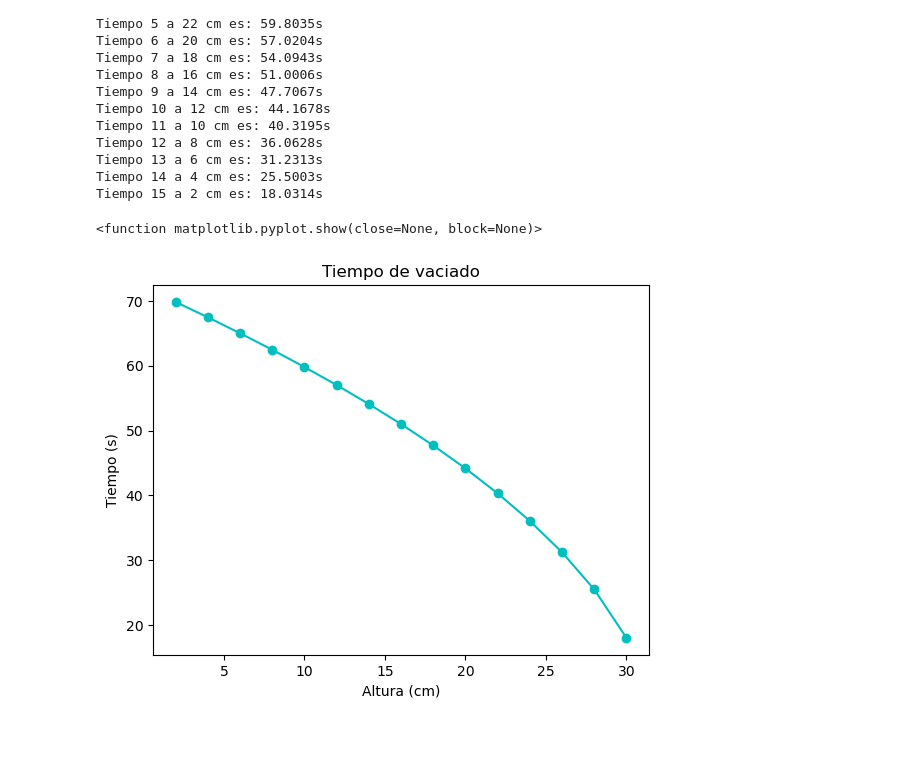
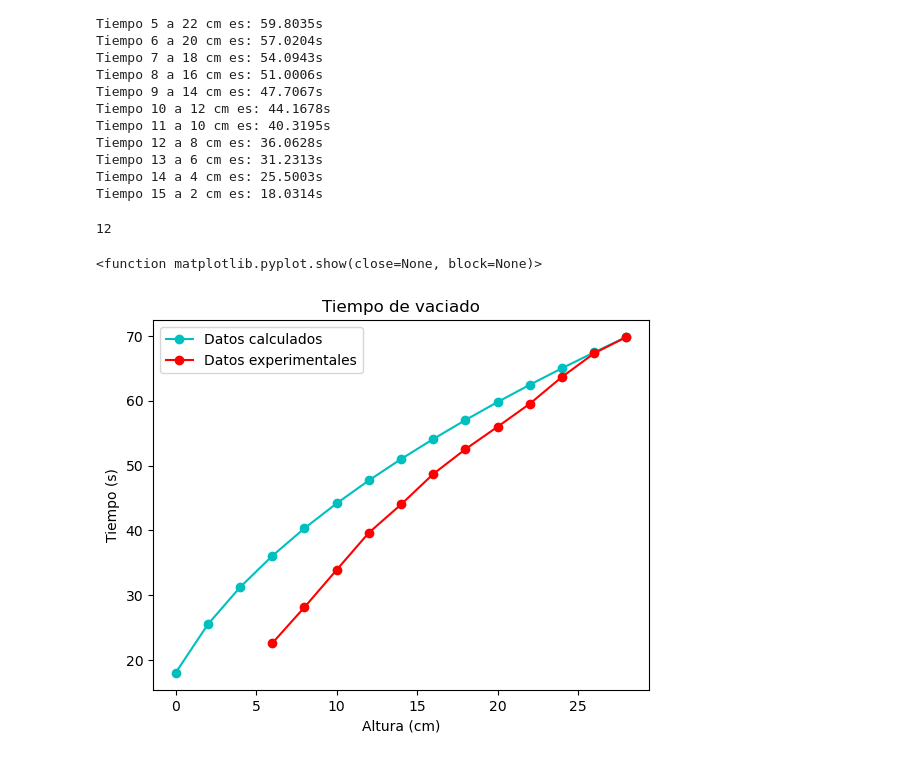
Before and after one commit to HiramTorres/Ingenieria, a Jupyter notebook: Dinamica_de_Fluidos/Practica_vaciado.ipynb, the cells around one changed output. Saved outputs shown, nothing was run; the diff lists cells and outputs as text; code cells hidden in the pictures.

Commit message:
Agregue datos experimentales

```diff
--- a/Dinamica_de_Fluidos/Practica_vaciado.ipynb
+++ b/Dinamica_de_Fluidos/Practica_vaciado.ipynb
@@ -108,13 +108,23 @@ Tiempo 12 a 8 cm es: 36.0628s
 Tiempo 13 a 6 cm es: 31.2313s
 Tiempo 14 a 4 cm es: 25.5003s
 Tiempo 15 a 2 cm es: 18.0314s
+# %%
+# Datos experimentales de vaciado
+datoexp = [69.83,67.32,63.68,59.54,55.99,52.53,48.7,44,39.64,33.91,28.15,22.6]
+cuenta = len(datoexp)
+print(cuenta)
+# %% [output]
+12
 # %%
 data = datos[-1::-1]
-plt.plot(range(30,0,-2),data, color='c', marker='o')
+dataexp = datoexp[-1::-1]
+plt.plot(range(0,30,2),data, color='c', marker='o')
+plt.plot(range(6,30,2),dataexp, color='r', marker='o')
 plt.title("Tiempo de vaciado")
 plt.xlabel("Altura (cm)")
 plt.ylabel("Tiempo (s)")
+plt.legend(["Datos calculados","Datos experimentales"])
 plt.show
 # %% [output]
 <function matplotlib.pyplot.show(close=None, block=None)>
-[figure, old version]
+[figure, new version]
```
Also changed, not shown: parts of 1 cell of this notebook.
